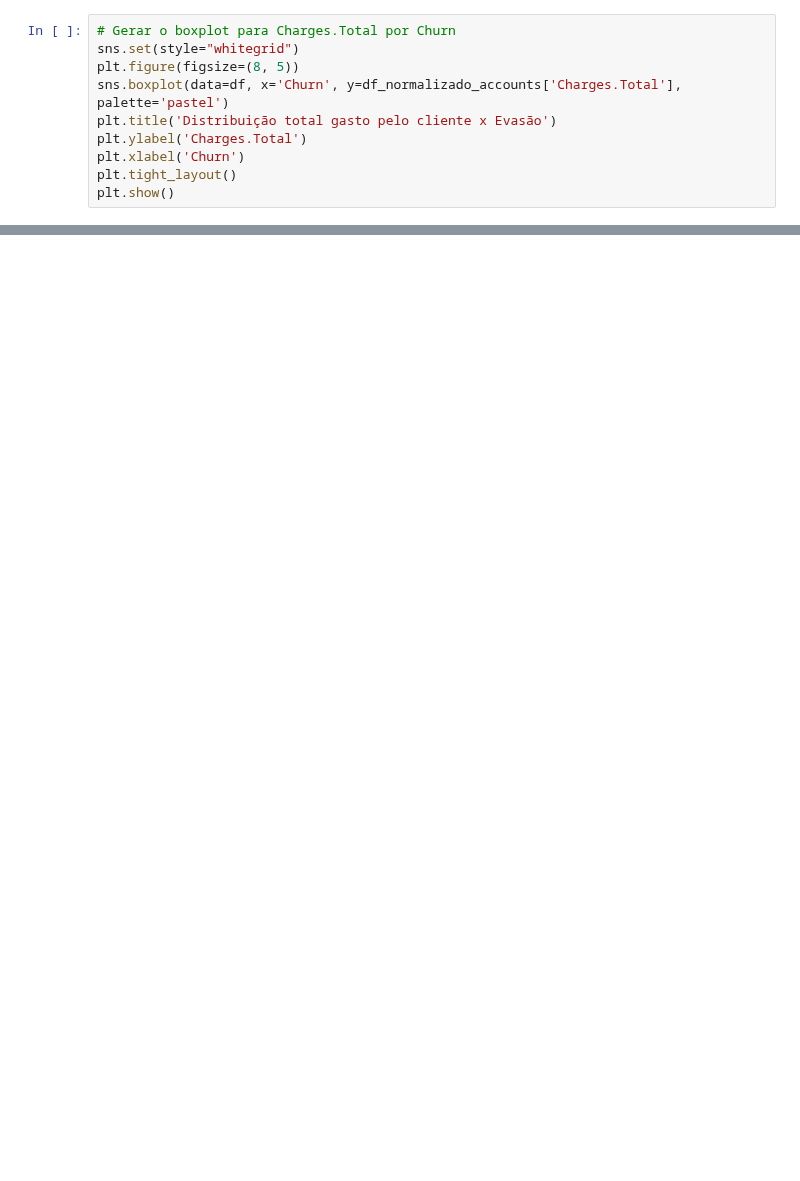
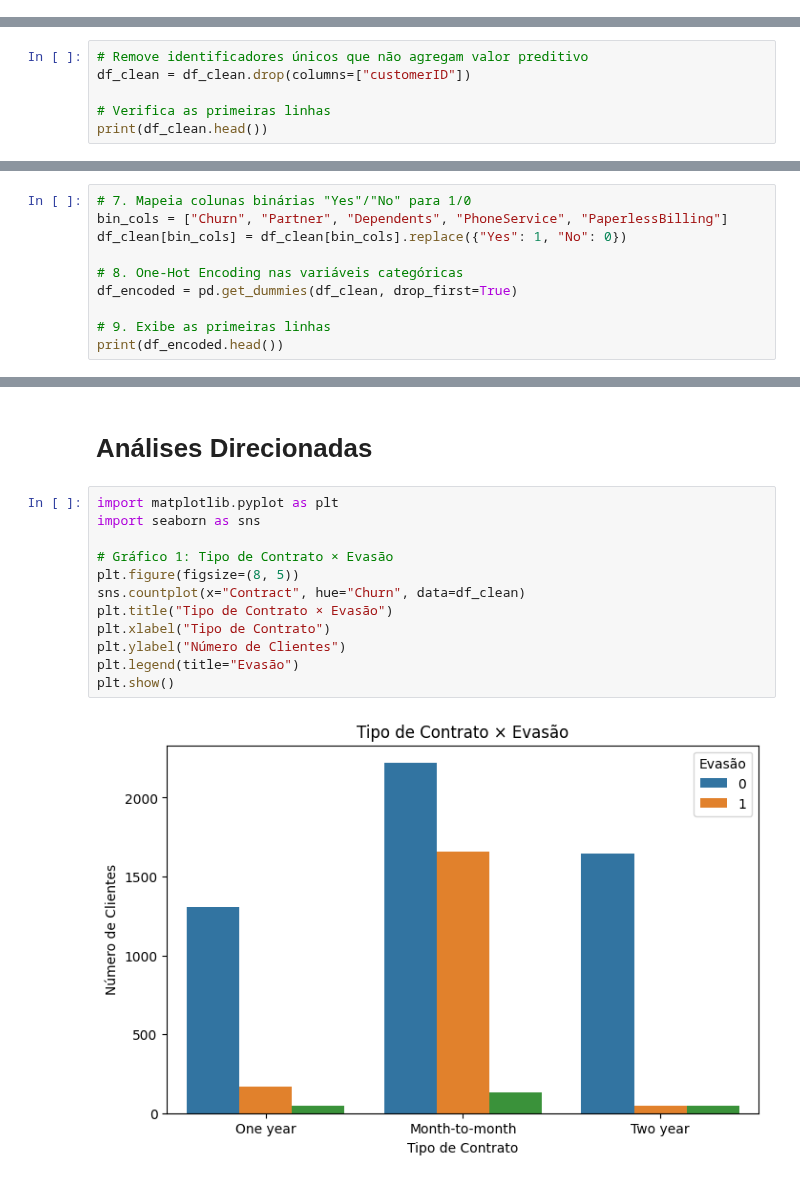
Before and after one commit to robertosmed/TeleconX-parte2, a Jupyter notebook: TelecomX_parte2.ipynb, the cells around one changed output, grey strips where cells are left out. Cells and saved outputs as stored; diff of their text form; blank space fills up the shorter version.

```diff
--- a/TelecomX_parte2.ipynb
+++ b/TelecomX_parte2.ipynb
@@ -535,10 +0,0 @@ plt.show()
-# %%
-# Gerar o boxplot para Charges.Total por Churn
-sns.set(style="whitegrid")
-plt.figure(figsize=(8, 5))
-sns.boxplot(data=df, x='Churn', y=df_normalizado_accounts['Charges.Total'], palette='pastel')
-plt.title('Distribuição total gasto pelo cliente x Evasão')
-plt.ylabel('Charges.Total')
-plt.xlabel('Churn')
-plt.tight_layout()
-plt.show()
@@ -625,0 +43,6 @@ Pesquisar causas de insatisfação para este grupo.
+# %%
+# Remove identificadores únicos que não agregam valor preditivo
+df_clean = df_clean.drop(columns=["customerID"])
+
+# Verifica as primeiras linhas
+print(df_clean.head())
@@ -625,0 +69,10 @@ Pesquisar causas de insatisfação para este grupo.
+# %%
+# 7. Mapeia colunas binárias "Yes"/"No" para 1/0
+bin_cols = ["Churn", "Partner", "Dependents", "PhoneService", "PaperlessBilling"]
+df_clean[bin_cols] = df_clean[bin_cols].replace({"Yes": 1, "No": 0})
+
+# 8. One-Hot Encoding nas variáveis categóricas
+df_encoded = pd.get_dummies(df_clean, drop_first=True)
+
+# 9. Exibe as primeiras linhas
+print(df_encoded.head())
@@ -625,0 +220,16 @@ Pesquisar causas de insatisfação para este grupo.
+# %% [markdown]
+# Análises Direcionadas
+# %%
+import matplotlib.pyplot as plt
+import seaborn as sns
+
+# Gráfico 1: Tipo de Contrato × Evasão
+plt.figure(figsize=(8, 5))
+sns.countplot(x="Contract", hue="Churn", data=df_clean)
+plt.title("Tipo de Contrato × Evasão")
+plt.xlabel("Tipo de Contrato")
+plt.ylabel("Número de Clientes")
+plt.legend(title="Evasão")
+plt.show()
+# %% [output]
+[figure, added]
```
Also changed, not shown: parts of 118 cells of this notebook.
